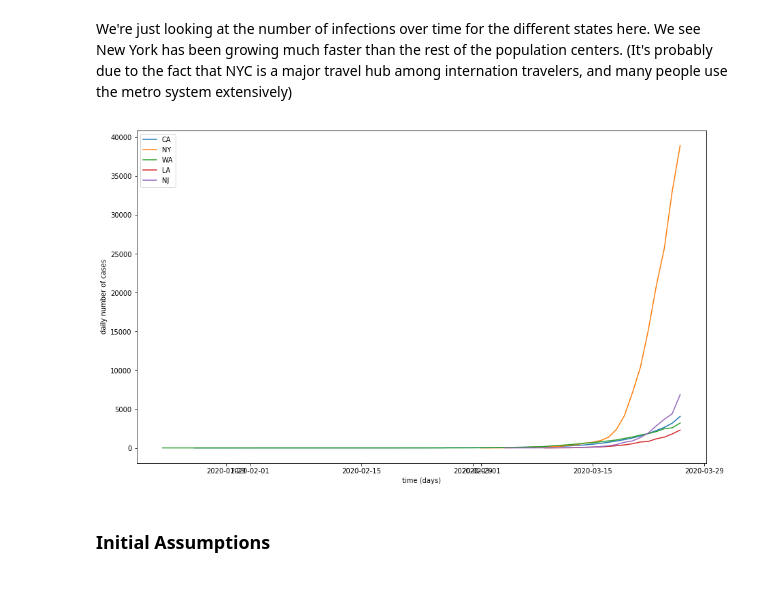
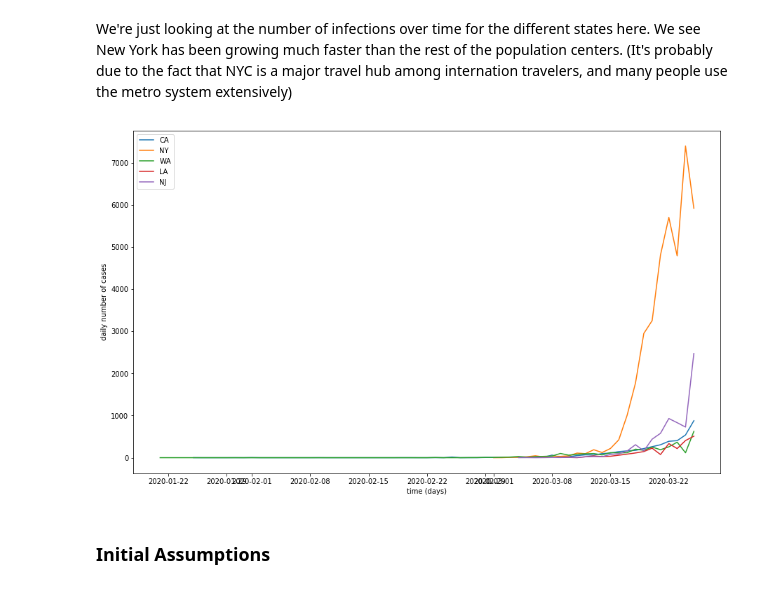
Before and after one commit to vjain05/covid19_exploration, a Jupyter notebook: COVID-19_explore_20200328.ipynb, the cells around one changed output. Saved outputs shown, nothing was run; the diff lists cells and outputs as text; code cells hidden in the pictures.

```diff
--- a/COVID-19_explore_20200328.ipynb
+++ b/COVID-19_explore_20200328.ipynb
@@ -42,21 +50,27 @@ days_la=[ datetime.datetime.strptime(x[0],'%Y-%m-%d').date() for x in cases_dict
 cases_la=[int(x[1]) for x in cases_dict['Louisiana']]
 days_nj=[ datetime.datetime.strptime(x[0],'%Y-%m-%d').date() for x in cases_dict['New Jersey']]
 cases_nj=[int(x[1]) for x in cases_dict['New Jersey']]
+# %%
+cases_ca=list(np.diff(cases_ca))
+cases_ny=list(np.diff(cases_ny))
+cases_wa=list(np.diff(cases_wa))
+cases_la=list(np.diff(cases_la))
+cases_nj=list(np.diff(cases_nj))
 # %% [markdown]
 We're just looking at the number of infections over time for the different states here. We see New York has been growing much faster than the rest of the population centers. (It's probably due to the fact that NYC is a major travel hub among internation travelers, and many people use the metro system extensively)
 # %%
 plt.figure(figsize=(15,9))
-plt.plot(days_ca,cases_ca,label='CA')
-plt.plot(days_ny,cases_ny,label='NY')
-plt.plot(days_wa,cases_wa,label='WA')
-plt.plot(days_la,cases_la,label='LA')
-plt.plot(days_nj,cases_nj,label='NJ')
+plt.plot(days_ca[0:-1],cases_ca,label='CA')
+plt.plot(days_ny[0:-1],cases_ny,label='NY')
+plt.plot(days_wa[0:-1],cases_wa,label='WA')
+plt.plot(days_la[0:-1],cases_la,label='LA')
+plt.plot(days_nj[0:-1],cases_nj,label='NJ')
 plt.legend()
 plt.ylabel('daily number of cases')
 plt.xlabel('time (days)')
 plt.show()
 # %% [output]
-[figure, old version]
+[figure, new version]
 # %%
 start_date_ca=cases_dict['California'][0][0]
 start_date_ny=cases_dict['New York'][0][0]
```
Also changed, not shown: parts of 97 cells of this notebook.
